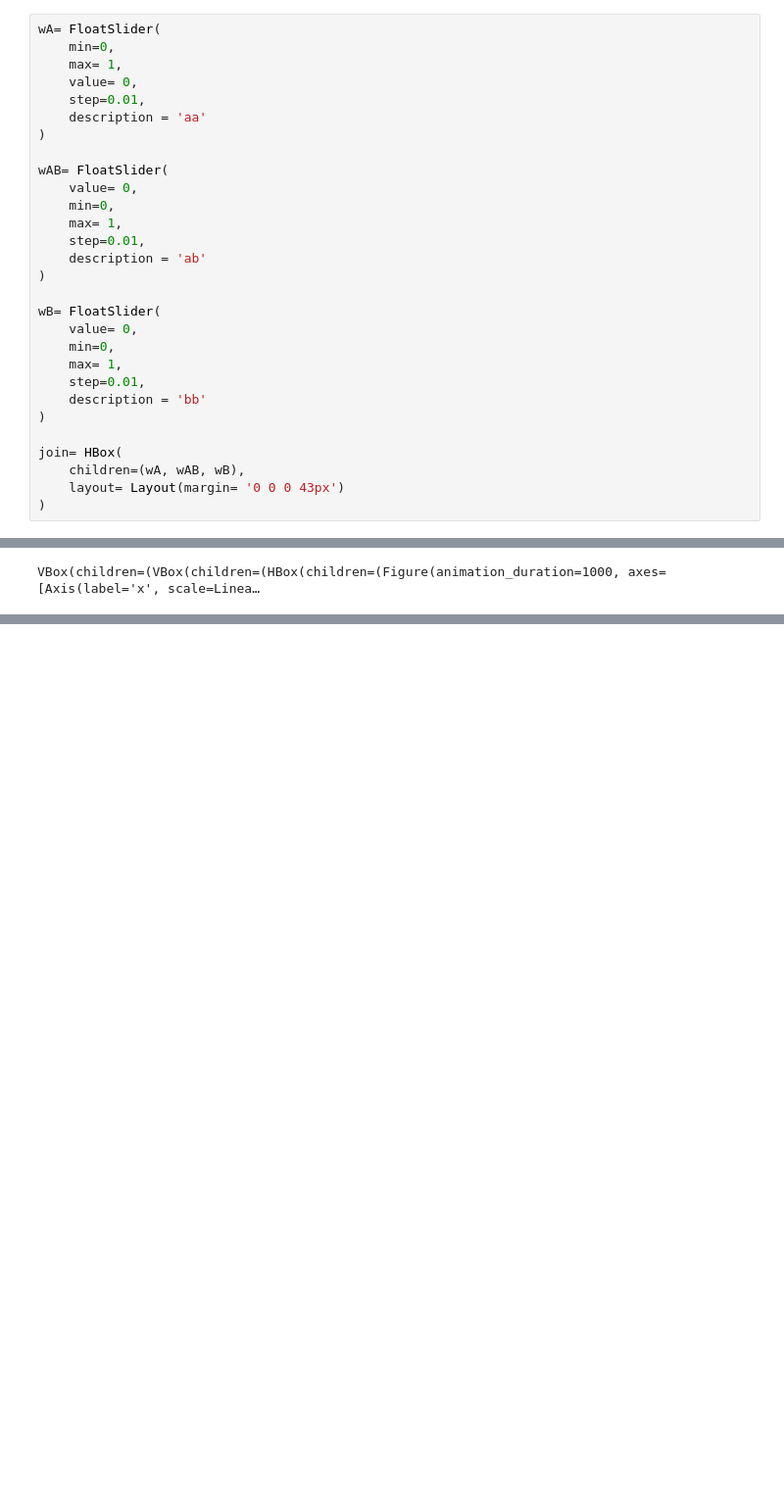
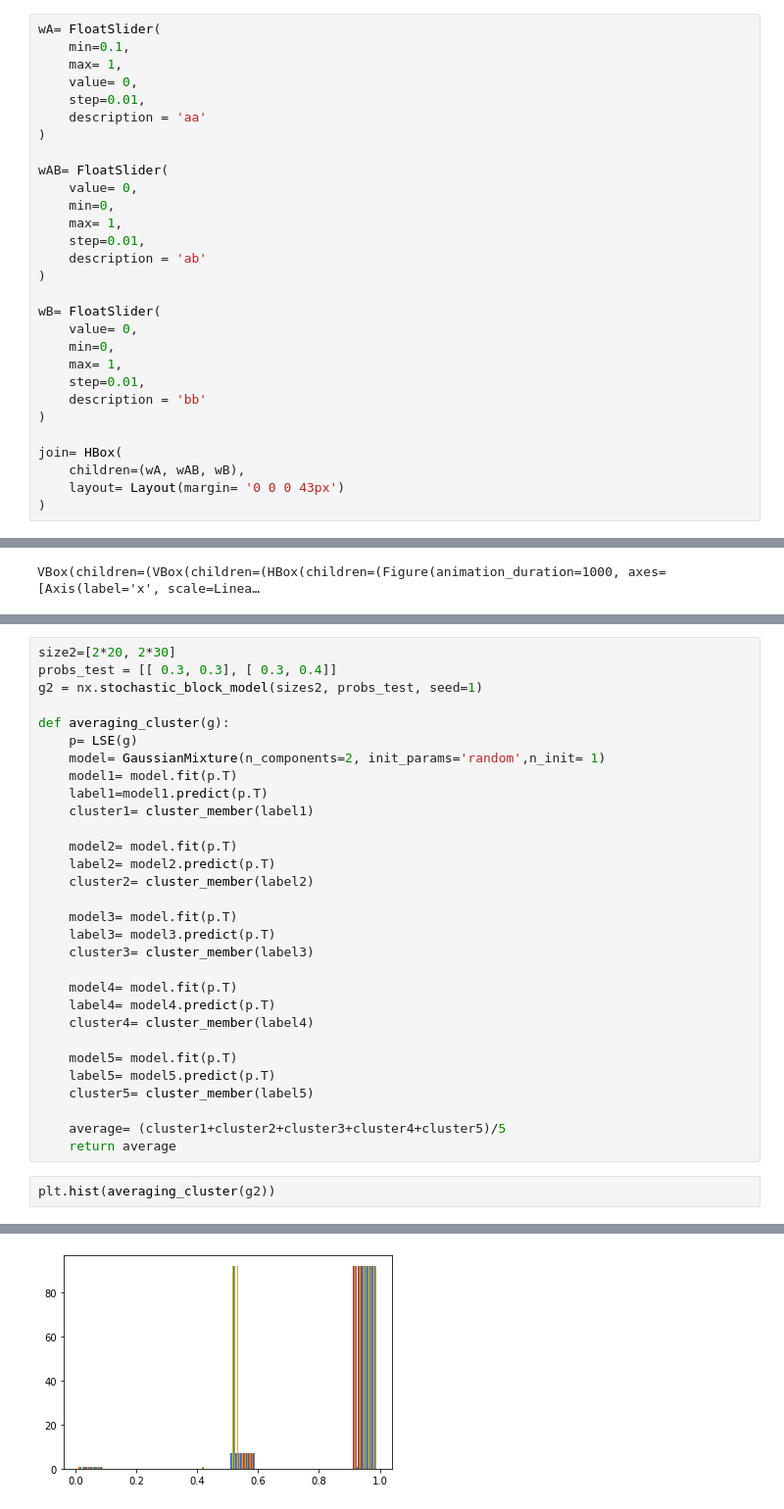
Before and after one commit to sekunder/clustering, a Jupyter notebook: most recent progress on stochastic block model.ipynb, the cells around one changed output, grey strips where cells are left out. Shown at 98% size. Saved outputs shown, nothing was run; the diff lists cells and outputs as text; blank space fills up the shorter version.

```diff
--- a/most recent progress on stochastic block model.ipynb
+++ b/most recent progress on stochastic block model.ipynb
@@ -204,7 +140,7 @@ import time
 import threading
 # %%
 wA= FloatSlider(
-    min=0,
+    min=0.1,
     max= 1,
     value= 0,
     step=0.01,
@@ -350,0 +311,33 @@ VBox(children=(VBox(children=(HBox(children=(Figure(animation_duration=1000, axe
+# %%
+size2=[2*20, 2*30]
+probs_test = [[ 0.3, 0.3], [ 0.3, 0.4]]
+g2 = nx.stochastic_block_model(sizes2, probs_test, seed=1)
+
+def averaging_cluster(g):
+    p= LSE(g)
+    model= GaussianMixture(n_components=2, init_params='random',n_init= 1)
+    model1= model.fit(p.T)
+    label1=model1.predict(p.T)
+    cluster1= cluster_member(label1)
+
+    model2= model.fit(p.T)
+    label2= model2.predict(p.T)
+    cluster2= cluster_member(label2)
+
+    model3= model.fit(p.T)
+    label3= model3.predict(p.T)
+    cluster3= cluster_member(label3)
+
+    model4= model.fit(p.T)
+    label4= model4.predict(p.T)
+    cluster4= cluster_member(label4)
+
+    model5= model.fit(p.T)
+    label5= model5.predict(p.T)
+    cluster5= cluster_member(label5)
+
+    average= (cluster1+cluster2+cluster3+cluster4+cluster5)/5
+    return average
+# %%
+plt.hist(averaging_cluster(g2))
+# %% [output]
@@ -350,0 +361 @@ VBox(children=(VBox(children=(HBox(children=(Figure(animation_duration=1000, axe
+[figure, added]
```
Also changed, not shown: parts of 10 cells of this notebook.
